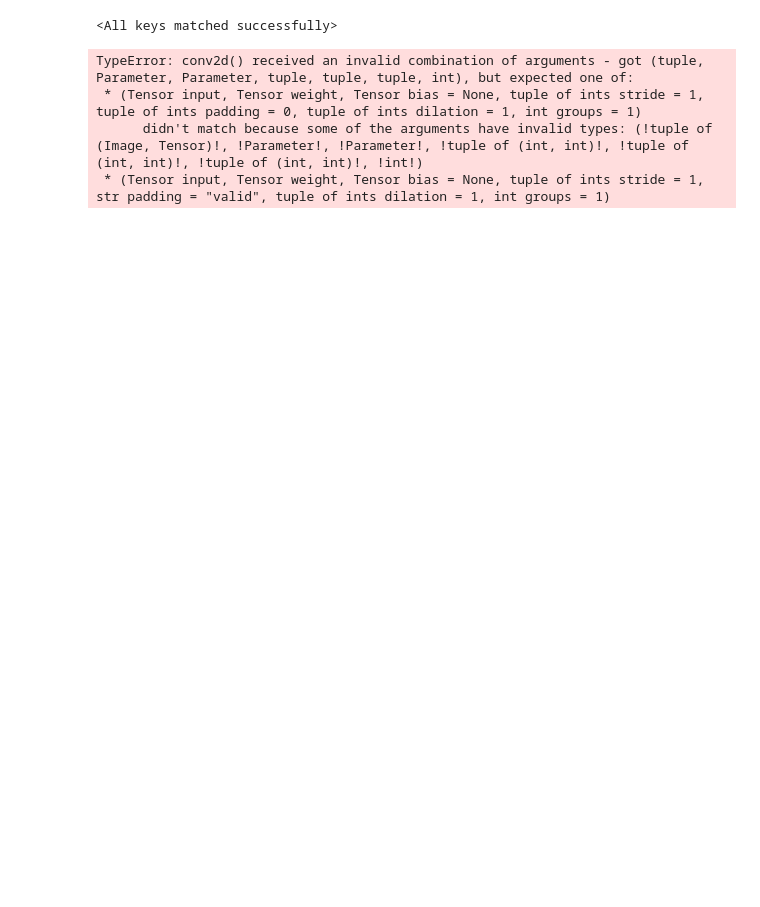
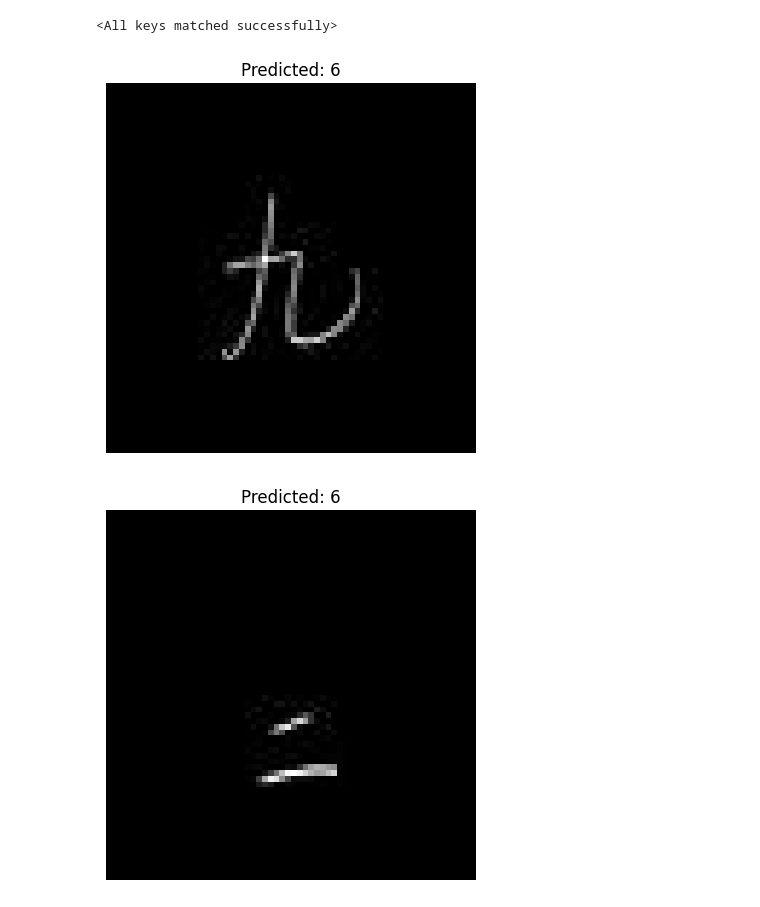
Before and after one commit to Arkww/ChineseNumbersRecognition, a Jupyter notebook: RecognizeChineseNumbers.ipynb, the cells around one changed output. Cells and saved outputs as stored; diff of their text form; code cells hidden in the pictures; blank space fills up the shorter version.

```diff
--- a/RecognizeChineseNumbers.ipynb
+++ b/RecognizeChineseNumbers.ipynb
@@ -64,3 +65,20 @@ image files : 15000
  'input_100_10_11.jpg',
  'input_100_10_12.jpg',
  'input_100_10_13.jpg']
+# %%
+
+# Select 5 random filenames
+random_filenames = random.sample(filenames, 5)
+
+# Print the selected filenames
+print("Randomly selected filenames:", random_filenames)
+
+# Download (copy) the 5 random images to a new folder (for example 'random_images')
+download_folder = "random_images"
+os.makedirs(download_folder, exist_ok=True)
+
+# Copy the 5 random images to the download folder
+for filename in random_filenames:
+    src = os.path.join(IMAGE_PATH, filename)
+    dest = os.path.join(download_folder, filename)
+    shutil.copy(src, dest)
@@ -366,37 +439,31 @@ net = NeuralNet().to(device)
 net.load_state_dict(torch.load('trained_net.pth'))
 # %% [output]
 <All keys matched successfully>
-# %%
-# TEST WITH ACTUAL IMAGES
-
-new_transform = transforms.Compose([
-    transforms.Resize((32,32)),
-    transforms.ToTensor(),
-    transforms.Normalize((0.5, 0.5, 0.5), (0.5, 0.5, 0.5))
-])
-
-
-def load_images(image_path):
-    original_image = Image.open(image_path).convert('RGB')
-    transformed_image = new_transform(original_image).unsqueeze(0)
-    return original_image, transformed_image
-
-image_paths = ['5.png','7.png','100.png','1000.jpg','10000.png']
-images = [load_images(img) for img in image_paths]
-
-net.eval()
-with torch.no_grad():
-    for image in images:
-
-        # Get the output of the model
-        output = net(image)
-
-        # Get the predicted class
-        _, predicted = torch.max(output, 1)
-
-        print(predicted)
-# %% [output]
-TypeError: conv2d() received an invalid combination of arguments - got (tuple, Parameter, Parameter, tuple, tuple, tuple, int), but expected one of:
- * (Tensor input, Tensor weight, Tensor bias = None, tuple of ints stride = 1, tuple of ints padding = 0, tuple of ints dilation = 1, int groups = 1)
-      didn't match because some of the arguments have invalid types: (!tuple of (Image, Tensor)!, !Parameter!, !Parameter!, !tuple of (int, int)!, !tuple of (int, int)!, !tuple of (int, int)!, !int!)
- * (Tensor input, Tensor weight, Tensor bias = None, tuple of ints stride = 1, str padding = "valid", tuple of ints dilation = 1, int groups = 1)
+# %%
+# List of image paths
+image_paths = [os.path.join(download_folder, filename) for filename in os.listdir(download_folder)]
+
+# Set the model to evaluation mode
+net.eval()
+
+# Process and predict each image
+with torch.no_grad():
+    for image_path in image_paths:
+        # Load and transform the image
+        original_image = Image.open(image_path)  # Load image in grayscale
+        transformed_image = transform(original_image).unsqueeze(0).to(device)  # Add batch dimension and move to device
+
+        # Get the output of the model
+        output = net(transformed_image)
+
+        # Get the predicted class
+        _, predicted = torch.max(output, 1)
+
+        # Plot the original image and the predicted class
+        plt.imshow(original_image, cmap='gray')
+        plt.title(f'Predicted: {class_names[predicted.item()]}')
+        plt.axis('off')  # Hide the axes
+        plt.show()
+# %% [output]
+[figure, added]
+[figure, added]
```
Also changed, not shown: parts of 6 cells of this notebook.
